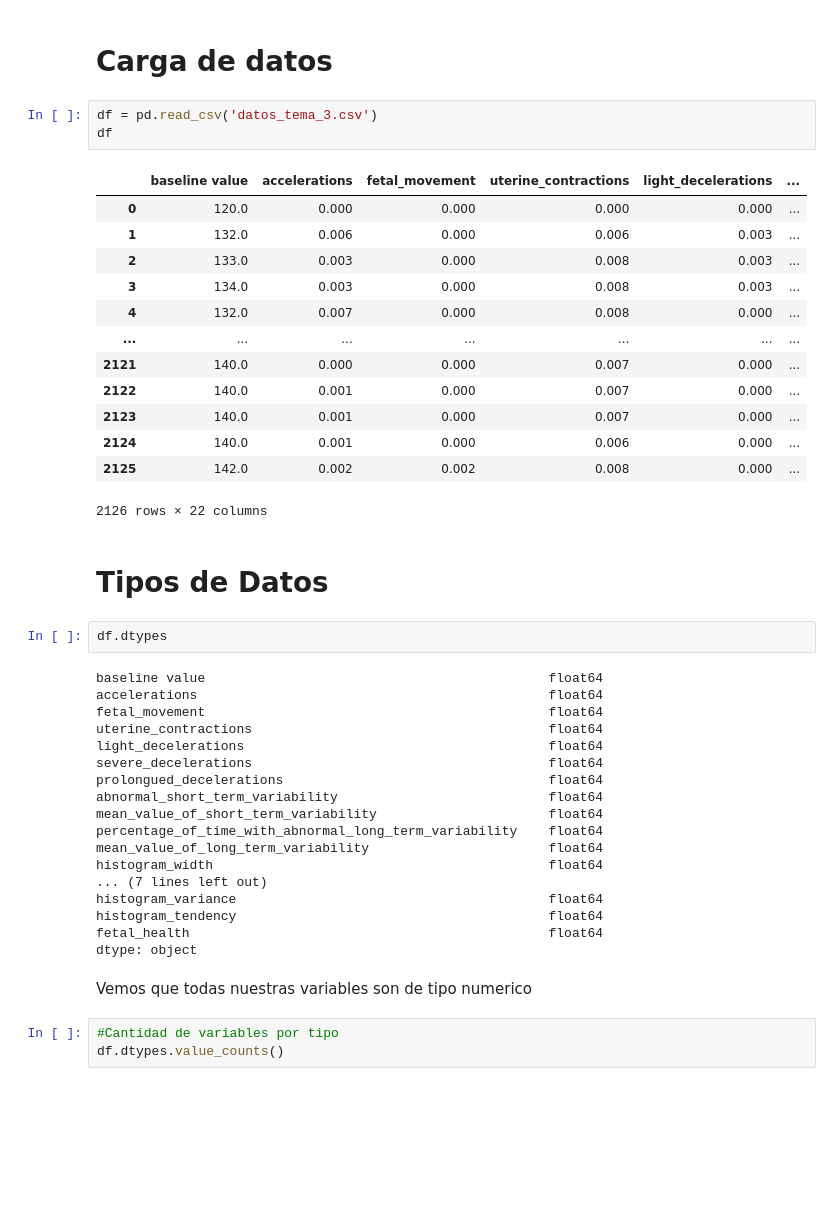
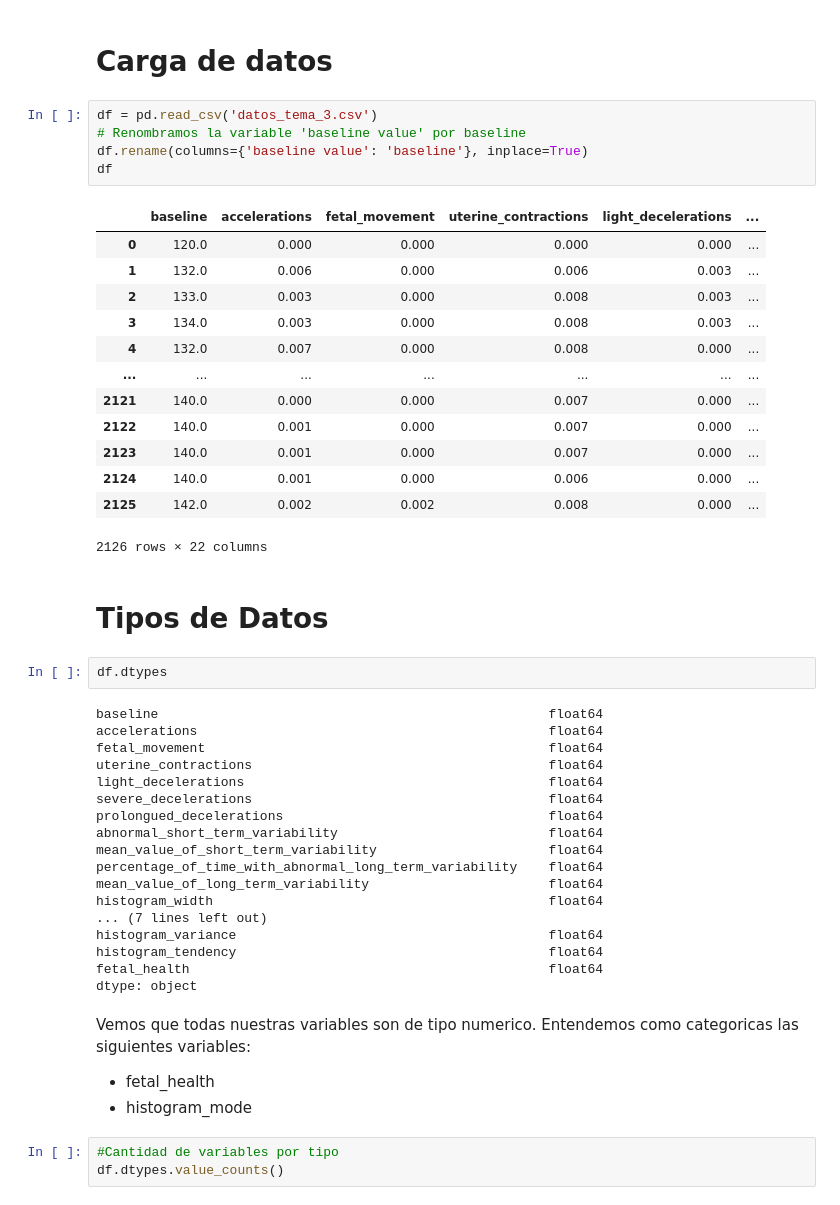
Before and after one commit to heldigard/Model_Explor_AnaliticaDatos, a Jupyter notebook: exploracion_de_datos.ipynb, the cells around one changed output. Saved outputs shown, nothing was run; the diff lists cells and outputs as text; blank space fills up the shorter version.

```diff
--- a/exploracion_de_datos.ipynb
+++ b/exploracion_de_datos.ipynb
@@ -26,29 +26,31 @@ import warnings
 warnings.filterwarnings('ignore')
 # %% [markdown]
 # Carga de datos
-# %%
-df = pd.read_csv('datos_tema_3.csv')
-df
-# %% [output]
-|  | baseline value | accelerations | fetal_movement | uterine_contractions | light_decelerations | ... |
-| 0 | 120.0 | 0.000 | 0.000 | 0.000 | 0.000 | ... |
-| 1 | 132.0 | 0.006 | 0.000 | 0.006 | 0.003 | ... |
-| 2 | 133.0 | 0.003 | 0.000 | 0.008 | 0.003 | ... |
-| 3 | 134.0 | 0.003 | 0.000 | 0.008 | 0.003 | ... |
-| 4 | 132.0 | 0.007 | 0.000 | 0.008 | 0.000 | ... |
-| ... | ... | ... | ... | ... | ... | ... |
-| 2121 | 140.0 | 0.000 | 0.000 | 0.007 | 0.000 | ... |
-| 2122 | 140.0 | 0.001 | 0.000 | 0.007 | 0.000 | ... |
-| 2123 | 140.0 | 0.001 | 0.000 | 0.007 | 0.000 | ... |
-| 2124 | 140.0 | 0.001 | 0.000 | 0.006 | 0.000 | ... |
-| 2125 | 142.0 | 0.002 | 0.002 | 0.008 | 0.000 | ... |
-2126 rows × 22 columns
+# %%
+df = pd.read_csv('datos_tema_3.csv')
+# Renombramos la variable 'baseline value' por baseline
+df.rename(columns={'baseline value': 'baseline'}, inplace=True)
+df
+# %% [output]
+|  | baseline | accelerations | fetal_movement | uterine_contractions | light_decelerations | ... |
+| 0 | 120.0 | 0.000 | 0.000 | 0.000 | 0.000 | ... |
+| 1 | 132.0 | 0.006 | 0.000 | 0.006 | 0.003 | ... |
+| 2 | 133.0 | 0.003 | 0.000 | 0.008 | 0.003 | ... |
+| 3 | 134.0 | 0.003 | 0.000 | 0.008 | 0.003 | ... |
+| 4 | 132.0 | 0.007 | 0.000 | 0.008 | 0.000 | ... |
+| ... | ... | ... | ... | ... | ... | ... |
+| 2121 | 140.0 | 0.000 | 0.000 | 0.007 | 0.000 | ... |
+| 2122 | 140.0 | 0.001 | 0.000 | 0.007 | 0.000 | ... |
+| 2123 | 140.0 | 0.001 | 0.000 | 0.007 | 0.000 | ... |
+| 2124 | 140.0 | 0.001 | 0.000 | 0.006 | 0.000 | ... |
+| 2125 | 142.0 | 0.002 | 0.002 | 0.008 | 0.000 | ... |
+2126 rows × 22 columns
 # %% [markdown]
 # Tipos de Datos
 # %%
 df.dtypes
 # %% [output]
-baseline value                                            float64
+baseline                                                  float64
 accelerations                                             float64
 fetal_movement                                            float64
 uterine_contractions                                      float64
@@ -66,7 +68,9 @@ histogram_tendency                                        float64
 fetal_health                                              float64
 dtype: object
 # %% [markdown]
-Vemos que todas nuestras variables son de tipo numerico
+Vemos que todas nuestras variables son de tipo numerico. Entendemos como categoricas las siguientes variables:
+- fetal_health
+- histogram_mode
 # %%
 #Cantidad de variables por tipo
 df.dtypes.value_counts()
```
Also changed, not shown: parts of 12 cells of this notebook.
